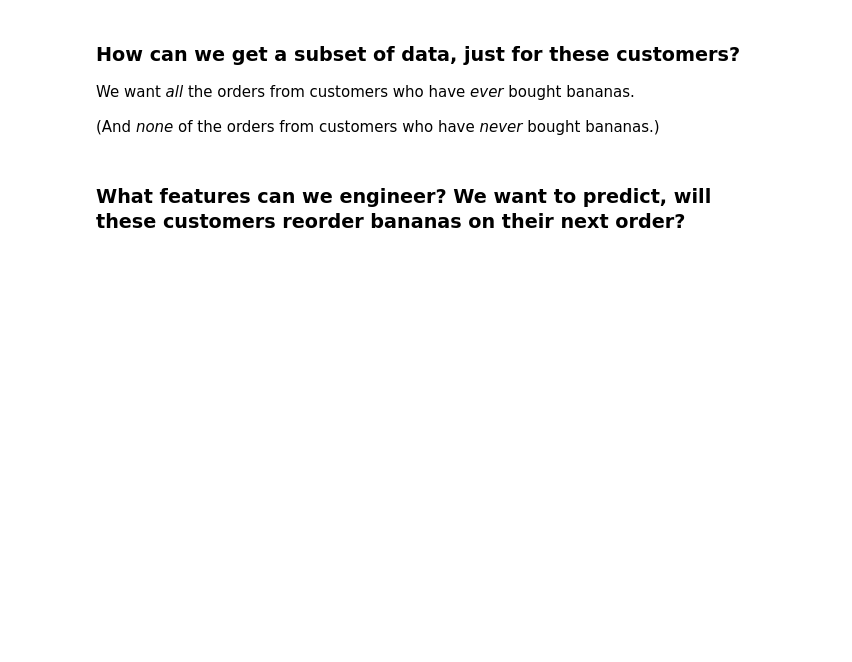
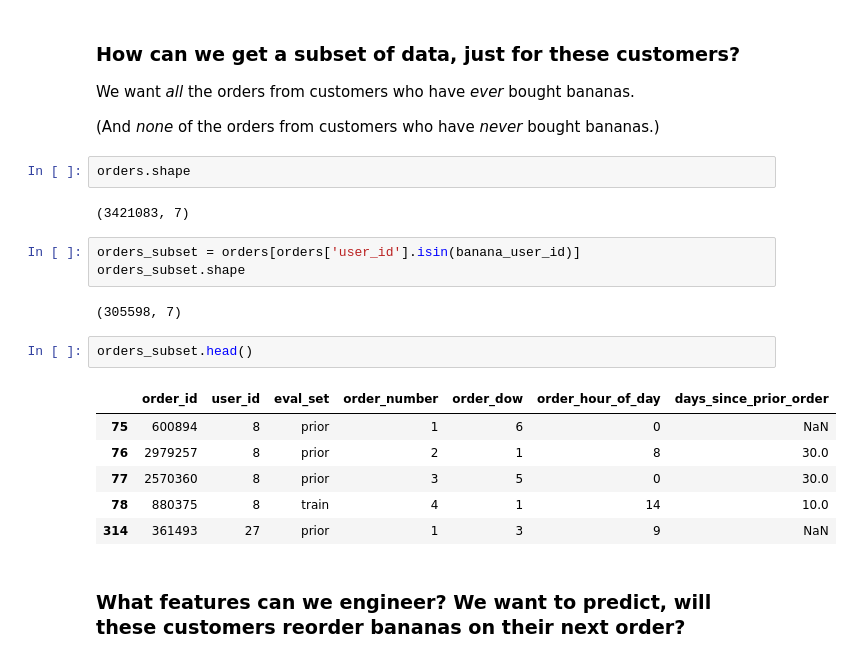
Before and after one commit to bloominstituteoftechnology/DS-Unit-2-Applied-Modeling, a Jupyter notebook: module2-wrangle-ml-datasets/LS_DS_232.ipynb, the cells around one changed output. Drawn from its saved outputs; the diff is of its cells as text; blank space fills up the shorter version.

```diff
--- a/module2-wrangle-ml-datasets/LS_DS_232.ipynb
+++ b/module2-wrangle-ml-datasets/LS_DS_232.ipynb
@@ -335,5 +335,23 @@ banana_user_id.shape
 We want *all* the orders from customers who have *ever* bought bananas.
 
 (And *none* of the orders from customers who have *never* bought bananas.)
+# %%
+orders.shape
+# %% [output]
+(3421083, 7)
+# %%
+orders_subset = orders[orders['user_id'].isin(banana_user_id)]
+orders_subset.shape
+# %% [output]
+(305598, 7)
+# %%
+orders_subset.head()
+# %% [output]
+|  | order_id | user_id | eval_set | order_number | order_dow | order_hour_of_day | days_since_prior_order |
+| 75 | 600894 | 8 | prior | 1 | 6 | 0 | NaN |
+| 76 | 2979257 | 8 | prior | 2 | 1 | 8 | 30.0 |
+| 77 | 2570360 | 8 | prior | 3 | 5 | 0 | 30.0 |
+| 78 | 880375 | 8 | train | 4 | 1 | 14 | 10.0 |
+| 314 | 361493 | 27 | prior | 1 | 3 | 9 | NaN |
 # %% [markdown]
 ### What features can we engineer? We want to predict, will these customers reorder bananas on their next order?
```
Also changed, not shown: parts of 7 cells of this notebook.
